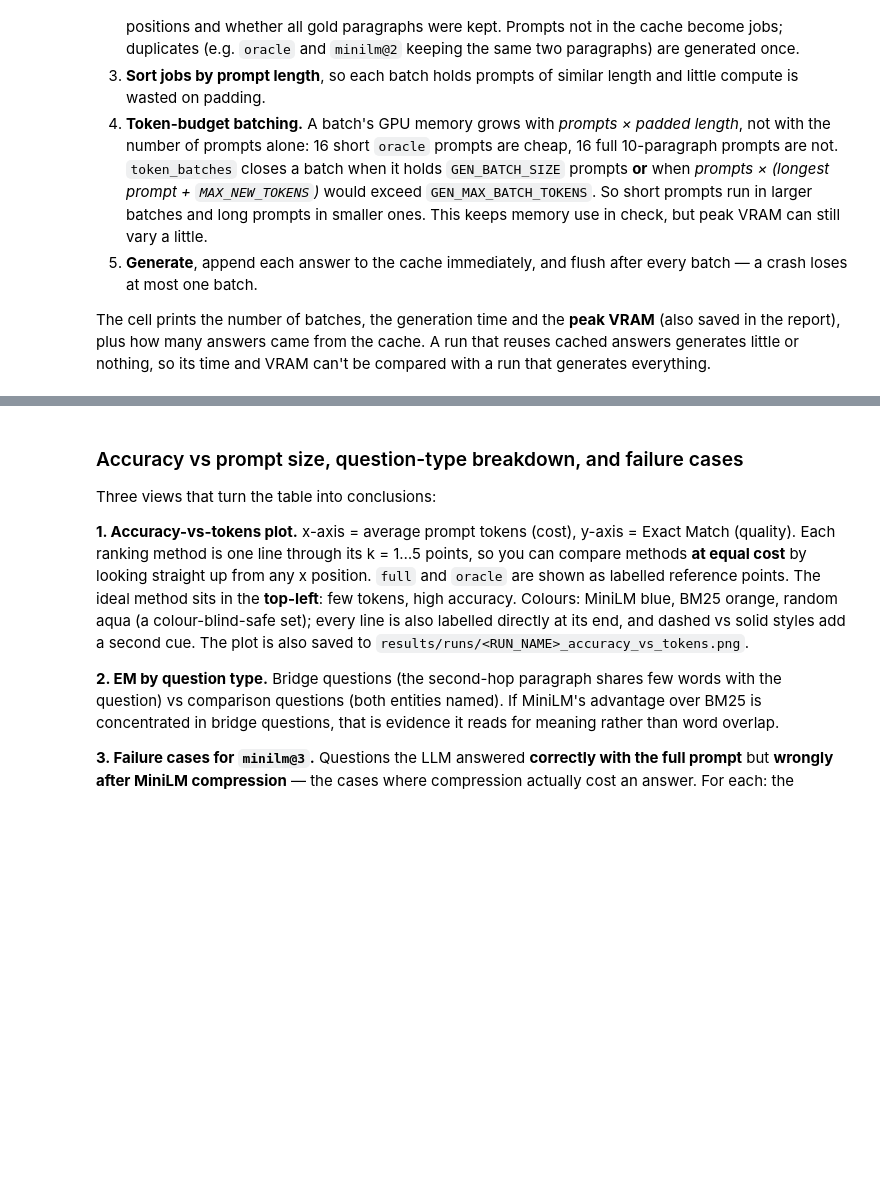
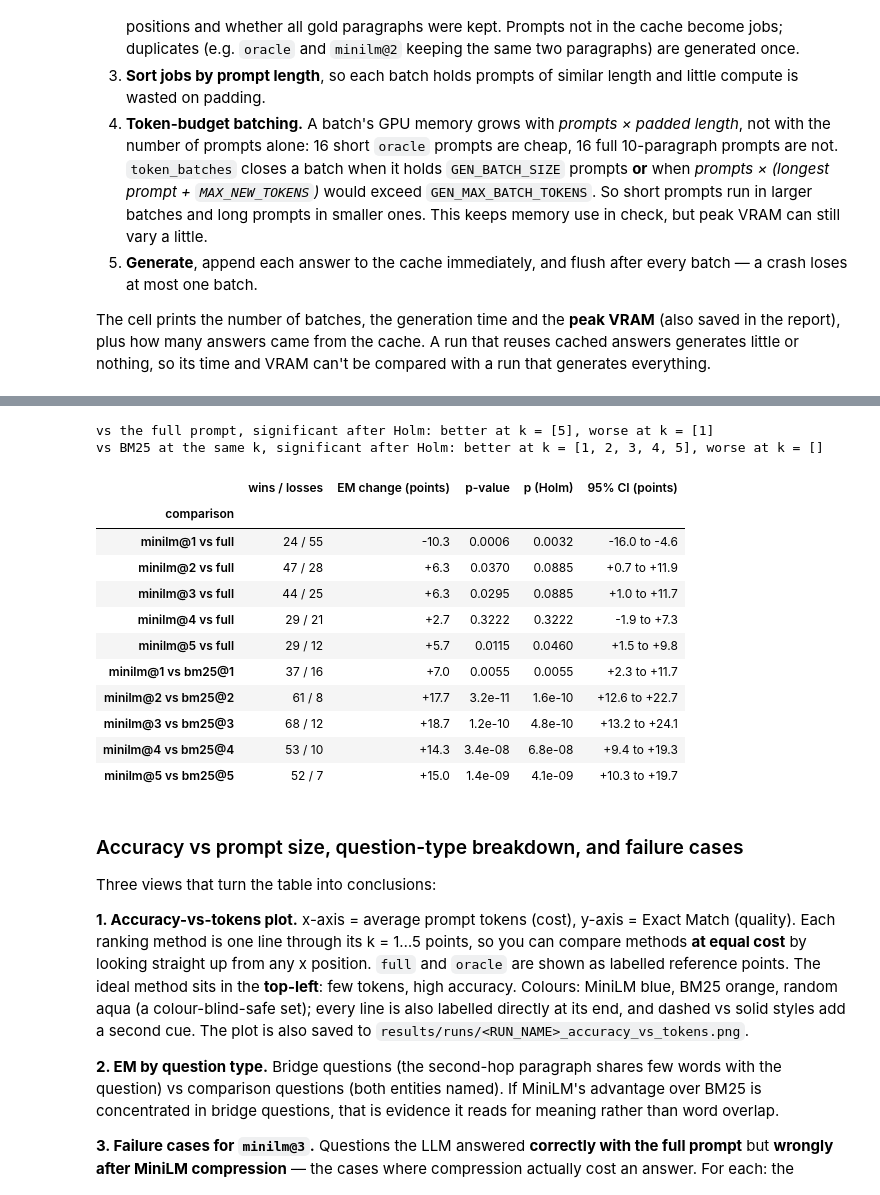
Before and after one commit to kolukulurim/prompt-compression-project, a Jupyter notebook: relevance_classifier.ipynb, the cells around one changed output, grey strips where cells are left out. Drawn from its saved outputs; the diff is of its cells as text; code cells hidden in the pictures; blank space fills up the shorter version.

```diff
--- a/relevance_classifier.ipynb
+++ b/relevance_classifier.ipynb
@@ -1800,3 +1819,67 @@ minilm@5: removes 49% of the prompt, keeps 92% of the answers the full prompt go
+# %%
+from scipy.stats import binomtest
+
+em_by_condition = records.pivot_table(index="qid", columns="condition", values="em")  # 1 = right, 0 = wrong
+
+def mcnemar(a, b):
+    """McNemar's exact test: condition a vs condition b on the same questions."""
+    wins = int(((em_by_condition[a] == 1) & (em_by_condition[b] == 0)).sum())    # only a right
+    losses = int(((em_by_condition[a] == 0) & (em_by_condition[b] == 1)).sum())  # only b right
+    n = len(em_by_condition)
+    change = (wins - losses) / n                                                 # EM of a minus EM of b
+    se = math.sqrt(wins + losses - (wins - losses) ** 2 / n) / n                 # standard error of that change
+    p = binomtest(wins, wins + losses, 0.5).pvalue if wins + losses else 1.0
+    return {"wins": wins, "losses": losses, "change": change, "p": p,
+            "ci_low": change - 1.96 * se, "ci_high": change + 1.96 * se}
+
+def holm(p_values):
+    # Smallest p-value x m, next x (m - 1), ...; never smaller than the one before, at most 1
+    p_values = np.asarray(p_values)
+    adjusted, running = np.empty(len(p_values)), 0.0
+    for rank, i in enumerate(np.argsort(p_values)):
+        running = max(running, min(1.0, (len(p_values) - rank) * p_values[i]))
+        adjusted[i] = running
+    return adjusted
+
+tests = []
+for ref in ("full", "bm25"):
+    group = [{"comparison": f"minilm@{k} vs " + ("full" if ref == "full" else f"bm25@{k}"), "k": k, "ref": ref,
+              **mcnemar(f"minilm@{k}", "full" if ref == "full" else f"bm25@{k}")} for k in K_VALUES]
+    for t, p_holm in zip(group, holm([t["p"] for t in group])):
+        t["p_holm"] = p_holm
+        for key in ("wins", "losses", "p", "p_holm", "ci_low", "ci_high"):
+            REPORT[f"minilm@{t['k']}_vs_{ref}_{key}"] = t[key]
+    tests += group
+tests = pd.DataFrame(tests).set_index("comparison")
+
+for ref, name in (("full", "the full prompt"), ("bm25", "BM25 at the same k")):
+    g = tests[(tests["ref"] == ref) & (tests["p_holm"] < 0.05)]
+    print(f"vs {name}, significant after Holm: better at k = {g[g['change'] > 0]['k'].tolist()}, "
+          f"worse at k = {g[g['change'] < 0]['k'].tolist()}")
+
+p_text = lambda p: f"{p:.4f}" if p >= 1e-4 else f"{p:.1e}"
+pd.DataFrame({
+    "wins / losses": tests["wins"].astype(str) + " / " + tests["losses"].astype(str),
+    "EM change (points)": (100 * tests["change"]).map("{:+.1f}".format),
+    "p-value": tests["p"].map(p_text),
+    "p (Holm)": tests["p_holm"].map(p_text),
+    "95% CI (points)": [f"{100 * lo:+.1f} to {100 * hi:+.1f}" for lo, hi in zip(tests["ci_low"], tests["ci_high"])],
+})
+# %% [output]
+vs the full prompt, significant after Holm: better at k = [5], worse at k = [1]
+vs BM25 at the same k, significant after Holm: better at k = [1, 2, 3, 4, 5], worse at k = []
+|  | wins / losses | EM change (points) | p-value | p (Holm) | 95% CI (points) |
+| comparison |  |  |  |  |  |
+| minilm@1 vs full | 24 / 55 | -10.3 | 0.0006 | 0.0032 | -16.0 to -4.6 |
+| minilm@2 vs full | 47 / 28 | +6.3 | 0.0370 | 0.0885 | +0.7 to +11.9 |
+| minilm@3 vs full | 44 / 25 | +6.3 | 0.0295 | 0.0885 | +1.0 to +11.7 |
+| minilm@4 vs full | 29 / 21 | +2.7 | 0.3222 | 0.3222 | -1.9 to +7.3 |
+| minilm@5 vs full | 29 / 12 | +5.7 | 0.0115 | 0.0460 | +1.5 to +9.8 |
+| minilm@1 vs bm25@1 | 37 / 16 | +7.0 | 0.0055 | 0.0055 | +2.3 to +11.7 |
+| minilm@2 vs bm25@2 | 61 / 8 | +17.7 | 3.2e-11 | 1.6e-10 | +12.6 to +22.7 |
+| minilm@3 vs bm25@3 | 68 / 12 | +18.7 | 1.2e-10 | 4.8e-10 | +13.2 to +24.1 |
+| minilm@4 vs bm25@4 | 53 / 10 | +14.3 | 3.4e-08 | 6.8e-08 | +9.4 to +19.3 |
+| minilm@5 vs bm25@5 | 52 / 7 | +15.0 | 1.4e-09 | 4.1e-09 | +10.3 to +19.7 |
 # %% [markdown]
 ### Accuracy vs prompt size, question-type breakdown, and failure cases
 
```
Also changed, not shown: parts of 30 cells of this notebook, 4 other files.
